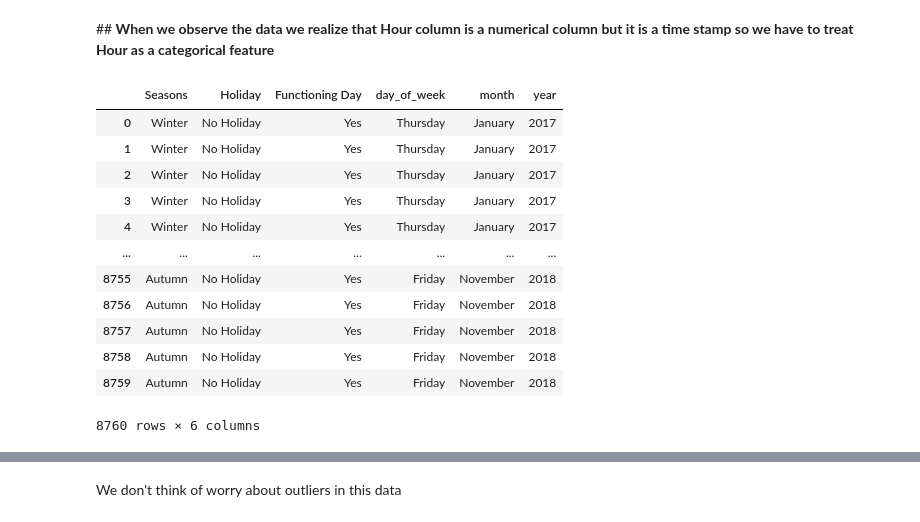
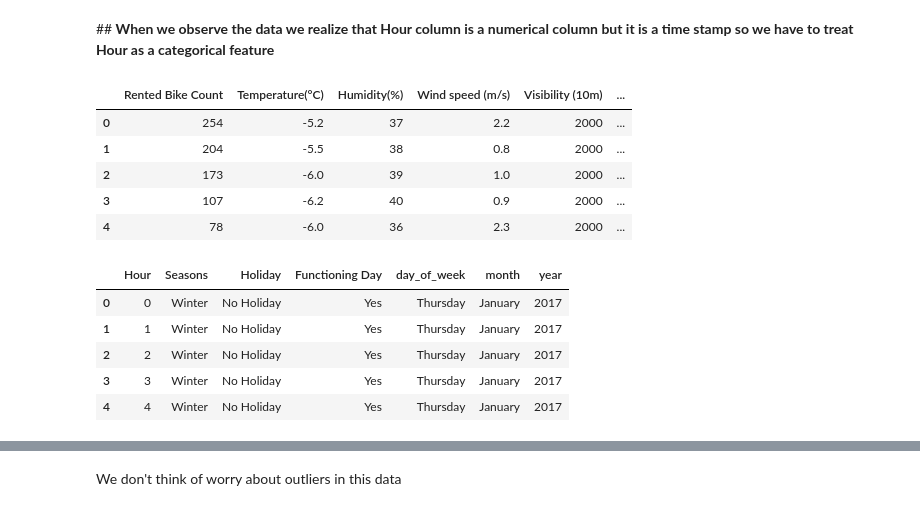
Before and after one commit to armanalam6342/Seoul-Bike-Sharing-Demand-Prediction, a Jupyter notebook: Bike_Sharing_Demand_Prediction_Capstone_Project.ipynb, the cells around one changed output, grey strips where cells are left out. Cells and saved outputs as stored; diff of their text form; code cells hidden in the pictures.

```diff
--- a/Bike_Sharing_Demand_Prediction_Capstone_Project.ipynb
+++ b/Bike_Sharing_Demand_Prediction_Capstone_Project.ipynb
@@ -158,21 +167,23 @@ df['Hour']=df['Hour'].astype('object')
 numeric_features= df.select_dtypes(exclude='object')
 categorical_features=df.select_dtypes(include='object')
+# %%
+numeric_features.head()
+# %% [output]
+|  | Rented Bike Count | Temperature(°C) | Humidity(%) | Wind speed (m/s) | Visibility (10m) | ... |
+| 0 | 254 | -5.2 | 37 | 2.2 | 2000 | ... |
+| 1 | 204 | -5.5 | 38 | 0.8 | 2000 | ... |
+| 2 | 173 | -6.0 | 39 | 1.0 | 2000 | ... |
+| 3 | 107 | -6.2 | 40 | 0.9 | 2000 | ... |
+| 4 | 78 | -6.0 | 36 | 2.3 | 2000 | ... |
 # %%
-categorical_features
+categorical_features.head()
 # %% [output]
-|  | Seasons | Holiday | Functioning Day | day_of_week | month | year |
-| 0 | Winter | No Holiday | Yes | Thursday | January | 2017 |
-| 1 | Winter | No Holiday | Yes | Thursday | January | 2017 |
-| 2 | Winter | No Holiday | Yes | Thursday | January | 2017 |
-| 3 | Winter | No Holiday | Yes | Thursday | January | 2017 |
-| 4 | Winter | No Holiday | Yes | Thursday | January | 2017 |
-| ... | ... | ... | ... | ... | ... | ... |
-| 8755 | Autumn | No Holiday | Yes | Friday | November | 2018 |
-| 8756 | Autumn | No Holiday | Yes | Friday | November | 2018 |
-| 8757 | Autumn | No Holiday | Yes | Friday | November | 2018 |
-| 8758 | Autumn | No Holiday | Yes | Friday | November | 2018 |
-| 8759 | Autumn | No Holiday | Yes | Friday | November | 2018 |
+|  | Hour | Seasons | Holiday | Functioning Day | day_of_week | month | year |
+| 0 | 0 | Winter | No Holiday | Yes | Thursday | January | 2017 |
+| 1 | 1 | Winter | No Holiday | Yes | Thursday | January | 2017 |
+| 2 | 2 | Winter | No Holiday | Yes | Thursday | January | 2017 |
+| 3 | 3 | Winter | No Holiday | Yes | Thursday | January | 2017 |
+| 4 | 4 | Winter | No Holiday | Yes | Thursday | January | 2017 |
-8760 rows × 6 columns
 # %%
 # checking categorical column value count
 for i in categorical_features.columns:
```
Also changed, not shown: parts of 126 cells of this notebook.
